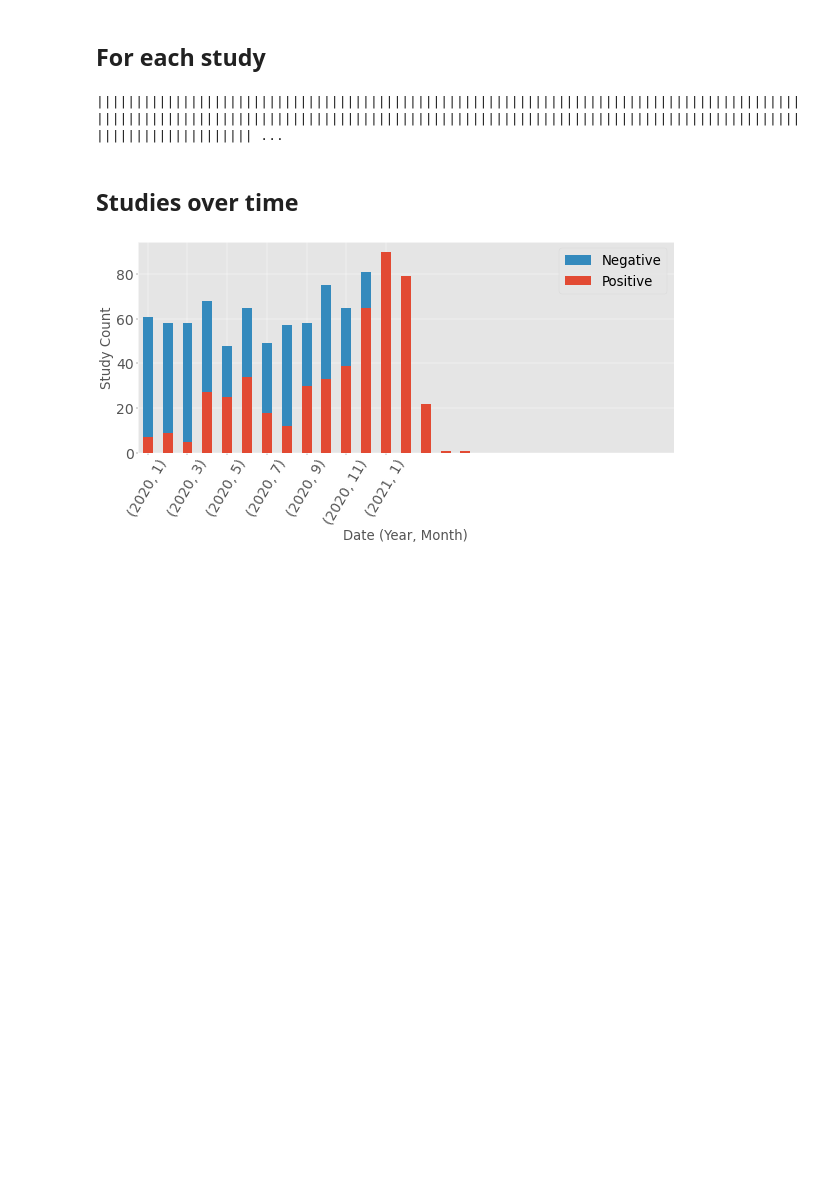
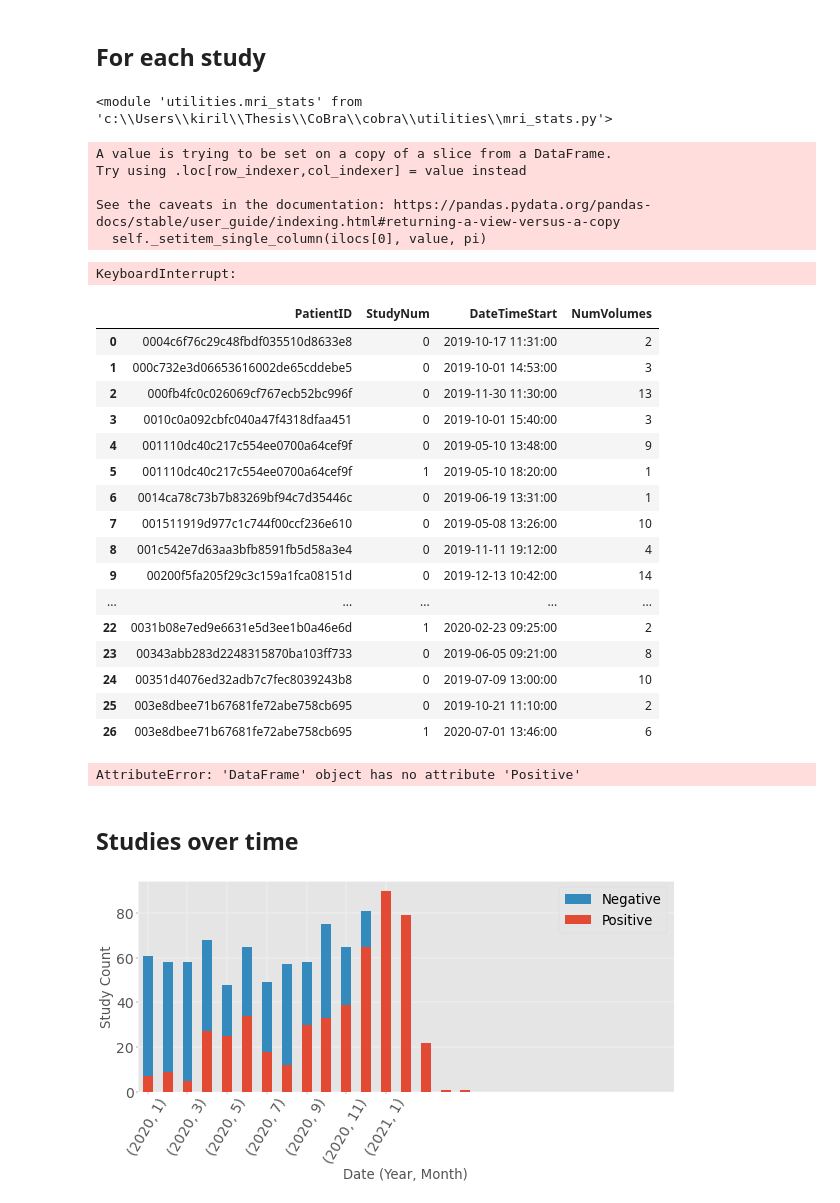
Before and after one commit to Kiril94/Thesis, a Jupyter notebook: cobra/ds_notebooks/general_stats_clean.ipynb, the cells around one changed output. Drawn from its saved outputs; the diff is of its cells as text; code cells hidden in the pictures; blank space fills up the shorter version.

Commit message:
get study dataframe

```diff
--- a/cobra/ds_notebooks/general_stats_clean.ipynb
+++ b/cobra/ds_notebooks/general_stats_clean.ipynb
@@ -68,0 +47,2 @@ dfc.days_since_test.hist()
+# %%
+dfcc = dfc[(dfc['2019']==1)|(~dfc.InstanceCreationDate.isna())]
@@ -131,18 +156,60 @@ fig.savefig(join(fig_dir, 'basic_stats','year_month_volumes'),dpi=100)
 # %% [markdown]
 ## For each study
+# %%
+importlib.reload(mri_stats)
+# %% [output]
+<module 'utilities.mri_stats' from 'c:\\Users\\kiril\\Thesis\\CoBra\\cobra\\utilities\\mri_stats.py'>
+# %%
+dfccc = dfcc[~dfcc.InstanceCreationDate.isna() & ~dfcc.InstanceCreationTime.isna()]
+# %%
+dfccc.loc[dfccc.index,'DateTime'] = dfccc.apply(lambda x:
+dt(x.InstanceCreationDate.year,
+    x.InstanceCreationDate.month,
+    x.InstanceCreationDate.day,
+    int(str(x.InstanceCreationTime)[:2]),
+    int(str(x.InstanceCreationTime)[3:5]),
+    0), axis=1
+     )
+# %% [output]
+A value is trying to be set on a copy of a slice from a DataFrame.
+Try using .loc[row_indexer,col_indexer] = value instead
+
+See the caveats in the documentation: https://pandas.pydata.org/pandas-docs/stable/user_guide/indexing.html#returning-a-view-versus-a-copy
+  self._setitem_single_column(ilocs[0], value, pi)
 # %%
-# df_sorted = dfc.groupby('PatientID').apply(
-        # lambda x: (x.sort_values(by=['DateTime'], ascending=True)))
-# df_studies = mri_stats.get_studies_df(df_sorted)
-# df_studies.to_csv(f"{table_dir}/studies_clean.csv", index=False, header=True)
+df_sorted = dfccc.groupby('PatientID').apply(
+        lambda x: (x.sort_values(by=['DateTime'], ascending=True)))
+df_studies = mri_stats.get_studies_df(df_sorted, threshold=1)
+df_studies.to_csv(f"{table_dir}/studies_clean.csv", index=False, header=True)
 # %% [output]
-|||||||||||||||||||||||||||||||||||||||||||||||||||||||||||||||||||||||||||||||||||||||||||||||||||||||||||||||||||||||||||||||||||||||||||||||||||||||||||||||||||||||||||||||||||||||||||||||||||||||| ...
+KeyboardInterrupt:
+# %%
+df_studies.head()
+# %% [output]
+|  | PatientID | StudyNum | DateTimeStart | NumVolumes |
+| 0 | 0004c6f76c29c48fbdf035510d8633e8 | 0 | 2019-10-17 11:31:00 | 2 |
+| 1 | 000c732e3d06653616002de65cddebe5 | 0 | 2019-10-01 14:53:00 | 3 |
+| 2 | 000fb4fc0c026069cf767ecb52bc996f | 0 | 2019-11-30 11:30:00 | 13 |
+| 3 | 0010c0a092cbfc040a47f4318dfaa451 | 0 | 2019-10-01 15:40:00 | 3 |
+| 4 | 001110dc40c217c554ee0700a64cef9f | 0 | 2019-05-10 13:48:00 | 9 |
+| 5 | 001110dc40c217c554ee0700a64cef9f | 1 | 2019-05-10 18:20:00 | 1 |
+| 6 | 0014ca78c73b7b83269bf94c7d35446c | 0 | 2019-06-19 13:31:00 | 1 |
+| 7 | 001511919d977c1c744f00ccf236e610 | 0 | 2019-05-08 13:26:00 | 10 |
+| 8 | 001c542e7d63aa3bfb8591fb5d58a3e4 | 0 | 2019-11-11 19:12:00 | 4 |
+| 9 | 00200f5fa205f29c3c159a1fca08151d | 0 | 2019-12-13 10:42:00 | 14 |
+| ... | ... | ... | ... | ... |
+| 22 | 0031b08e7ed9e6631e5d3ee1b0a46e6d | 1 | 2020-02-23 09:25:00 | 2 |
+| 23 | 00343abb283d2248315870ba103ff733 | 0 | 2019-06-05 09:21:00 | 8 |
+| 24 | 00351d4076ed32adb7c7fec8039243b8 | 0 | 2019-07-09 13:00:00 | 10 |
+| 25 | 003e8dbee71b67681fe72abe758cb695 | 0 | 2019-10-21 11:10:00 | 2 |
+| 26 | 003e8dbee71b67681fe72abe758cb695 | 1 | 2020-07-01 13:46:00 | 6 |
 # %%
 df_studies = pd.read_csv(f"{table_dir}/studies_clean.csv",
     converters={'DateTimeStart':utils.date_time_converter})
-pos_mask = df_studies.PatientID.isin(df_p.PatientID.unique())
-df_studies_p = df_studies[pos_mask]
-df_studies_n = df_studies[~pos_mask]
+df_studies_p = df_studies[df_studies.Positive==1]
+df_studies_n = df_studies[df_studies.Positive==0]
+# %% [output]
+AttributeError: 'DataFrame' object has no attribute 'Positive'
 # %% [markdown]
 ## Studies over time
 # %%
```
Also changed, not shown: parts of 20 cells of this notebook, 3 other files.
